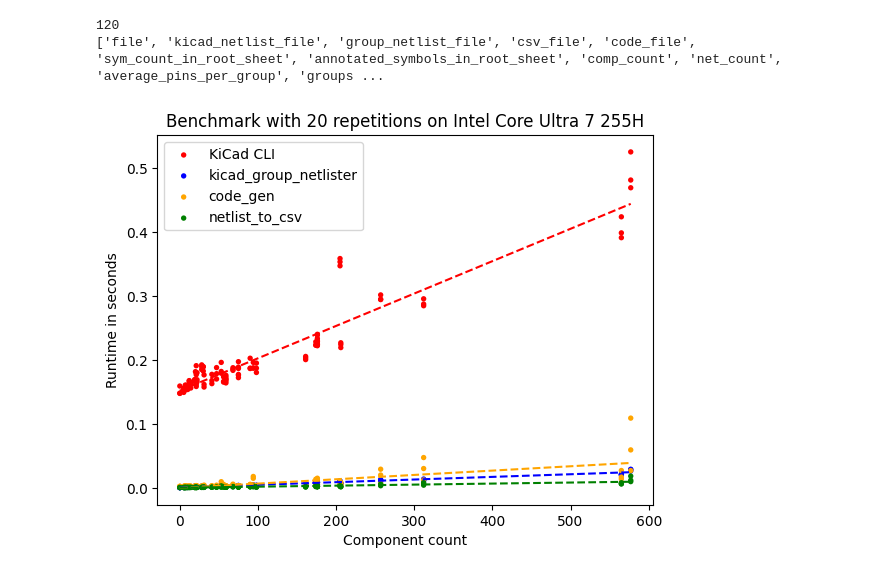
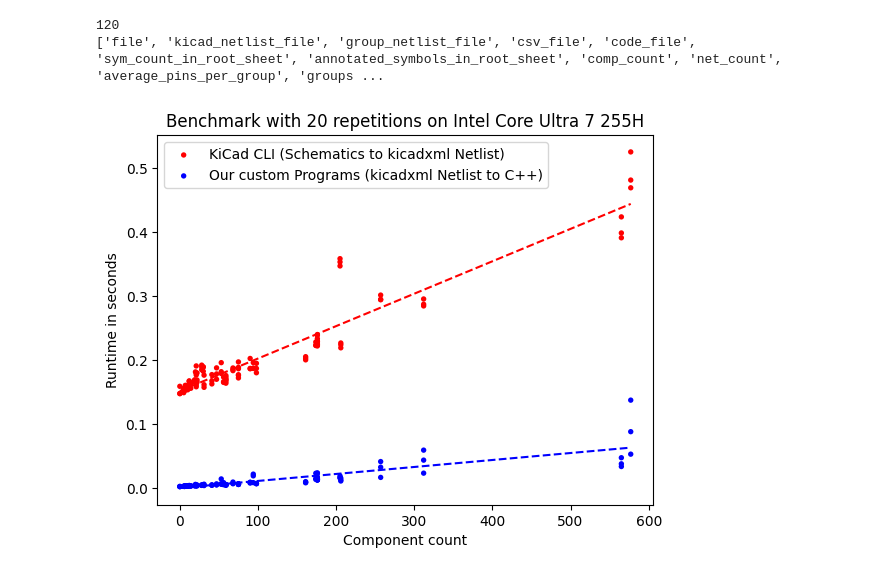
Before and after one commit to DLR-RY/kicad_firmware_generation, a Jupyter notebook: analysis.ipynb, the cells around one changed output. Cells and saved outputs as stored; diff of their text form; code cells hidden in the pictures.

```diff
--- a/analysis.ipynb
+++ b/analysis.ipynb
@@ -27,34 +27,34 @@ def get_line(x):
     return np.poly1d(coef)(comp_count)
 
 fig, ax = plt.subplots()
 scale = 15
 
-full = True
+full = False
 
 
-ax.scatter(comp_count, kicad_cli, c="red", s=scale, label="KiCad CLI", edgecolors='none')
+ax.scatter(comp_count, kicad_cli, c="red", s=scale, label="KiCad CLI (Schematics to kicadxml Netlist)", edgecolors='none')
 ax.plot(comp_count, get_line(kicad_cli), '--', color="red")
 
 if full:
     ax.scatter(comp_count, kicad_group_netlister, c="blue", s=scale, label="kicad_group_netlister", edgecolors='none')
     ax.plot(comp_count, get_line(kicad_group_netlister), '--', color="blue")
 
     ax.scatter(comp_count, code_gen, c="orange", s=scale, label="code_gen", edgecolors='none')
     ax.plot(comp_count, get_line(code_gen), '--', color="orange")
 
     ax.scatter(comp_count, netlist_to_csv, c="green", s=scale, label="netlist_to_csv", edgecolors='none')
     ax.plot(comp_count, get_line(netlist_to_csv), '--', color="green")
 else:
-    ax.scatter(comp_count, full_code_gen, c="blue", s=scale, label="Our Tool (Group Netlist to C++)", edgecolors='none')
+    ax.scatter(comp_count, full_code_gen, c="blue", s=scale, label="Our custom Programs (kicadxml Netlist to C++)", edgecolors='none')
     ax.plot(comp_count, get_line(full_code_gen), '--', color="blue")
 
 
 plt.title("Benchmark with 20 repetitions on Intel Core Ultra 7 255H")
 plt.xlabel("Component count")
 plt.ylabel("Runtime in seconds")
 ax.legend()
 
 plt.savefig(f"synth_results_{'full' if full else 'combined'}.svg")
 plt.show()
 # %% [output]
-[figure, old version]
+[figure, new version]
```
Also changed, not shown: 1 other file.
